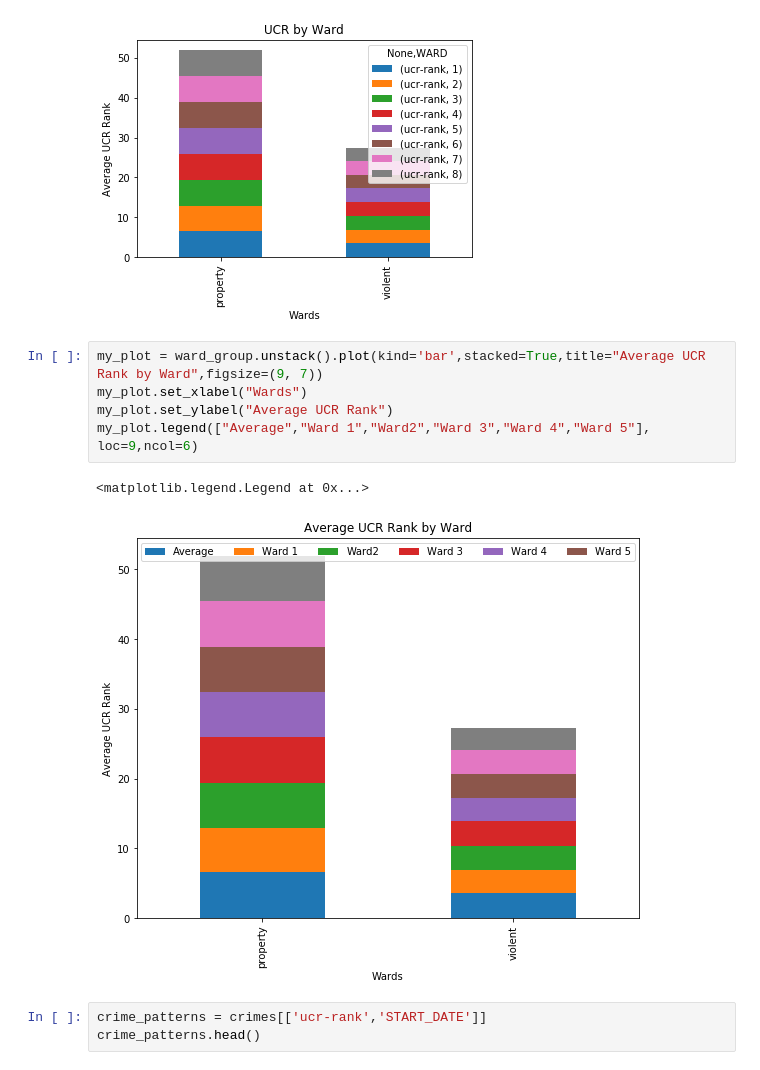
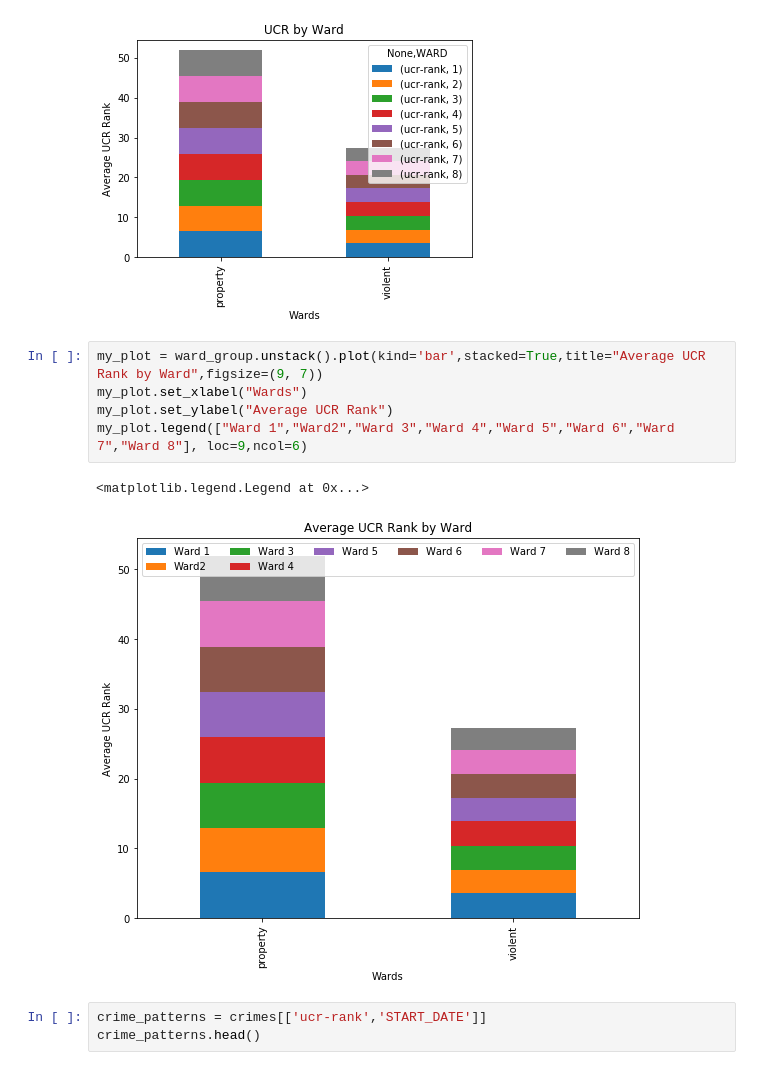
Before and after one commit to judithannthompkins/blockwise, a Jupyter notebook: data/blockwise_data_exploration_0423.ipynb, the cells around one changed output. Saved outputs shown, nothing was run; the diff lists cells and outputs as text.

```diff
--- a/data/blockwise_data_exploration_0423.ipynb
+++ b/data/blockwise_data_exploration_0423.ipynb
@@ -165,11 +165,11 @@ Text(0,0.5,'Average UCR Rank')
 # %%
 my_plot = ward_group.unstack().plot(kind='bar',stacked=True,title="Average UCR Rank by Ward",figsize=(9, 7))
 my_plot.set_xlabel("Wards")
 my_plot.set_ylabel("Average UCR Rank")
-my_plot.legend(["Average","Ward 1","Ward2","Ward 3","Ward 4","Ward 5"], loc=9,ncol=6)
+my_plot.legend(["Ward 1","Ward2","Ward 3","Ward 4","Ward 5","Ward 6","Ward 7","Ward 8"], loc=9,ncol=6)
 # %% [output]
 <matplotlib.legend.Legend at 0x...>
-[figure, old version]
+[figure, new version]
 # %%
 crime_patterns = crimes[['ucr-rank','START_DATE']]
 crime_patterns.head()
```
Also changed, not shown: 8 other files.
